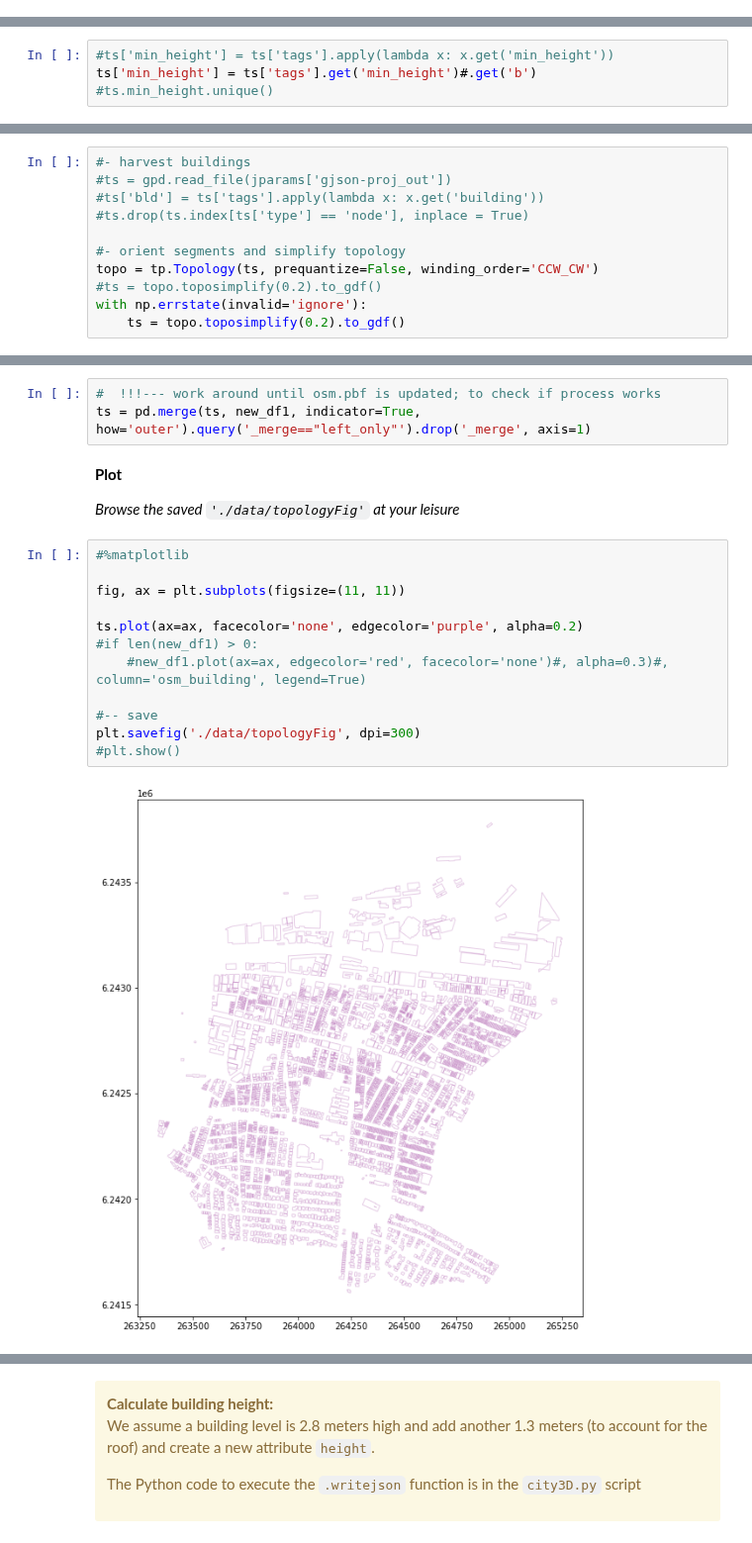
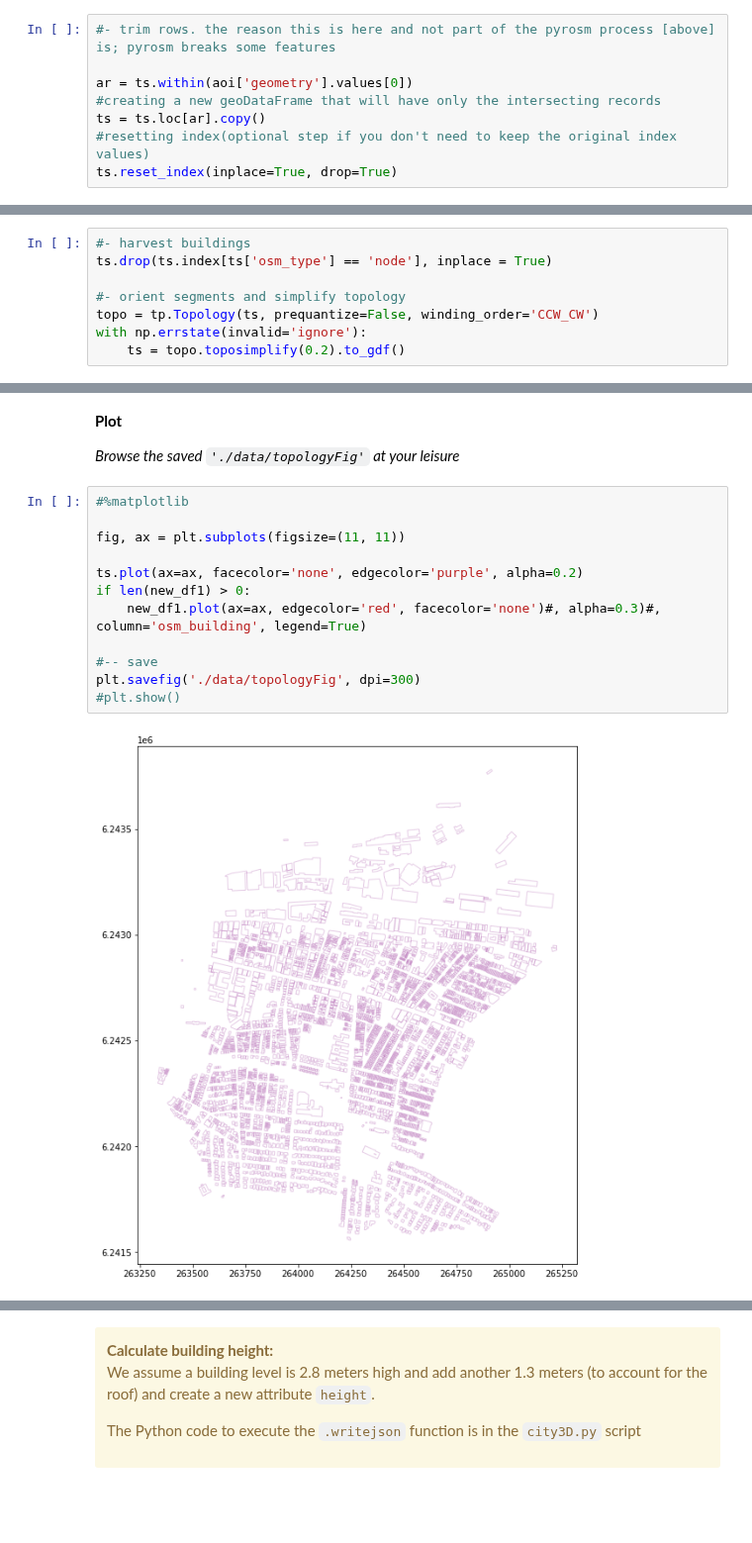
Before and after one commit to AdrianKriger/geo3D, a Jupyter notebook: suburb/osm_LoD1_3DCityModel-walkthrough.ipynb, the cells around one changed output, grey strips where cells are left out. Shown at 99% size. Drawn from its saved outputs; the diff is of its cells as text; blank space fills up the shorter version.

```diff
--- a/suburb/osm_LoD1_3DCityModel-walkthrough.ipynb
+++ b/suburb/osm_LoD1_3DCityModel-walkthrough.ipynb
@@ -109,0 +115,8 @@ runtime: 0:02:13.766446
+# %%
+#- trim rows. the reason this is here and not part of the pyrosm process [above] is; pyrosm breaks some features
+
+ar = ts.within(aoi['geometry'].values[0])
+#creating a new geoDataFrame that will have only the intersecting records
+ts = ts.loc[ar].copy()
+#resetting index(optional step if you don't need to keep the original index values)
+ts.reset_index(inplace=True, drop=True)
@@ -130,5 +146 @@ ts.head(2)
-# %%
-#ts['min_height'] = ts['tags'].apply(lambda x: x.get('min_height'))
-ts['min_height'] = ts['tags'].get('min_height')#.get('b')
-#ts.min_height.unique()
 # %%
@@ -246,13 +255,10 @@ def rasterQuery(geom, gt_forward, rb):
 **Buildings**
 # %%
 #- harvest buildings
-#ts = gpd.read_file(jparams['gjson-proj_out'])
-#ts['bld'] = ts['tags'].apply(lambda x: x.get('building'))
-#ts.drop(ts.index[ts['type'] == 'node'], inplace = True)
+ts.drop(ts.index[ts['osm_type'] == 'node'], inplace = True)
 
 #- orient segments and simplify topology
 topo = tp.Topology(ts, prequantize=False, winding_order='CCW_CW')
-#ts = topo.toposimplify(0.2).to_gdf()
 with np.errstate(invalid='ignore'):
     ts = topo.toposimplify(0.2).to_gdf()
 # %%
@@ -272,6 +277,3 @@ print('runtime:', str(timedelta(seconds=(end - start))))
-# %%
-#  !!!--- work around until osm.pbf is updated; to check if process works
-ts = pd.merge(ts, new_df1, indicator=True, how='outer').query('_merge=="left_only"').drop('_merge', axis=1)
 # %% [markdown]
 **Plot**
 
@@ -279,17 +281,17 @@ ts = pd.merge(ts, new_df1, indicator=True, how='outer').query('_merge=="left_onl
 # %%
 #%matplotlib
 
 fig, ax = plt.subplots(figsize=(11, 11))
 
 ts.plot(ax=ax, facecolor='none', edgecolor='purple', alpha=0.2)
-#if len(new_df1) > 0:
-    #new_df1.plot(ax=ax, edgecolor='red', facecolor='none')#, alpha=0.3)#, column='osm_building', legend=True)
+if len(new_df1) > 0:
+    new_df1.plot(ax=ax, edgecolor='red', facecolor='none')#, alpha=0.3)#, column='osm_building', legend=True)
 
 #-- save
 plt.savefig('./data/topologyFig', dpi=300)
 #plt.show()
 # %% [output]
-[figure, old version]
+[figure, new version]
 # %% [markdown]
 |  |  |
 |:--------:|:--------:|
```
Also changed, not shown: parts of 21 cells of this notebook.
